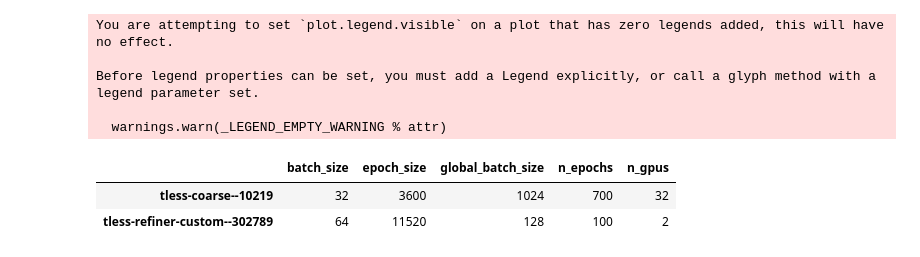
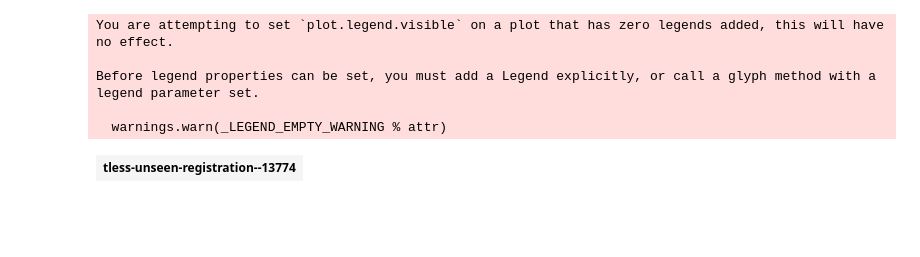
Before and after one commit to MikaYeghi/cosypose, a Jupyter notebook: paper_training_logs.ipynb, the cells around one changed output. Cells and saved outputs as stored; diff of their text form; code cells hidden in the pictures; blank space fills up the shorter version.

```diff
--- a/paper_training_logs.ipynb
+++ b/paper_training_logs.ipynb
@@ -12,38 +11,37 @@ The autoreload extension is already loaded. To reload it, use:
 # %%
 # T-LESS
 run_ids = [
-    'tless-coarse--10219',
+    # 'tless-coarse--10219',
     # 'tless-refiner--585928',
     # 'tless-refiner-custom--710070',
     # 'tless-refiner-custom--971331',
-    'tless-refiner-custom--302789' # Coarse with features. Train: training+synthetic, test: test
+    # 'tless-refiner-custom--302789' # Coarse with features. Train: training+synthetic, test: test
+    'tless-unseen-registration--13774'
 ]
 plotter = Plotter(log_dir)
 plotter.load_logs(run_ids)
 
 plotter.plot_train_fields(['train_loss_TCO', 'val_loss_TCO'], semilogy=True, title='TCO')
 
 plotter.plot_eval_field('pix2pose_detections/coarse/iteration=1/ADD-S/0.1d',
                         title='ADD-S/0.1d', y_range=[0.0, 0.9], new_row=True)
 
 plotter.plot_eval_field('pix2pose_coarse/refiner/iteration=1/ADD-S/0.1d', datasets='auto',
                         title='ADD-S/0.1d', y_range=[0.0, 0.9], new_row=False)
 
 
 plotter.plot_train_fields(['grad_norm', ], semilogy=True, title='grad', new_row=True)
 
 plotter.plot_train_fields(['learning_rate'], semilogy=False, title='lr', new_row=True)
 plotter.plot_train_fields(['time_forward', 'time_backward', 'time_data'], title='time')
 
 plotter.show_configs()
 plotter.show()
 # %% [output]
 [interactive output not drawn]
 You are attempting to set `plot.legend.visible` on a plot that has zero legends added, this will have no effect.
 
 Before legend properties can be set, you must add a Legend explicitly, or call a glyph method with a legend parameter set.
 
   warnings.warn(_LEGEND_EMPTY_WARNING % attr)
-|  | batch_size | epoch_size | global_batch_size | n_epochs | n_gpus |
-| tless-coarse--10219 | 32 | 3600 | 1024 | 700 | 32 |
-| tless-refiner-custom--302789 | 64 | 11520 | 128 | 100 | 2 |
+| tless-unseen-registration--13774 |
```
Also changed, not shown: parts of 2 cells of this notebook, 6 other files.
